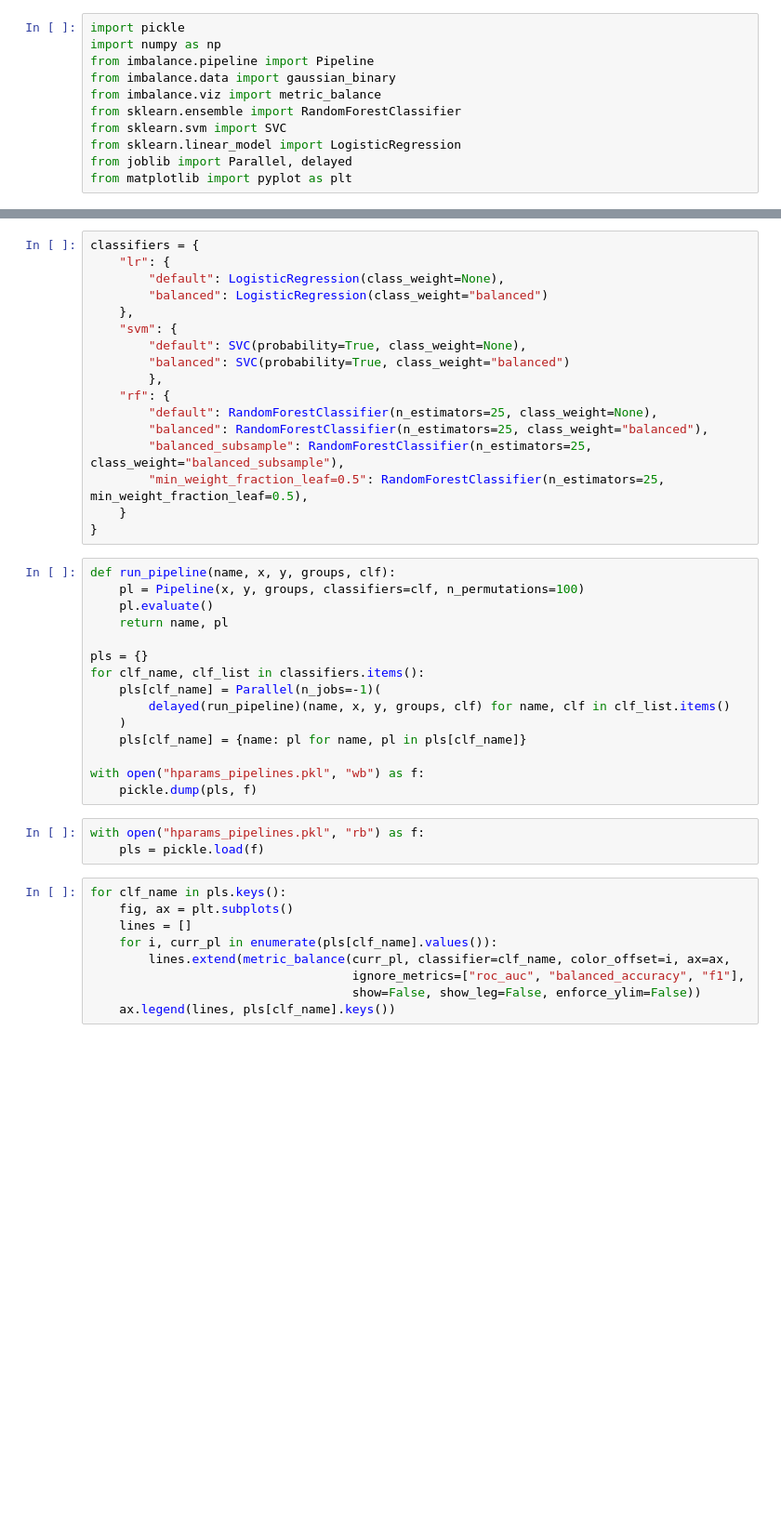
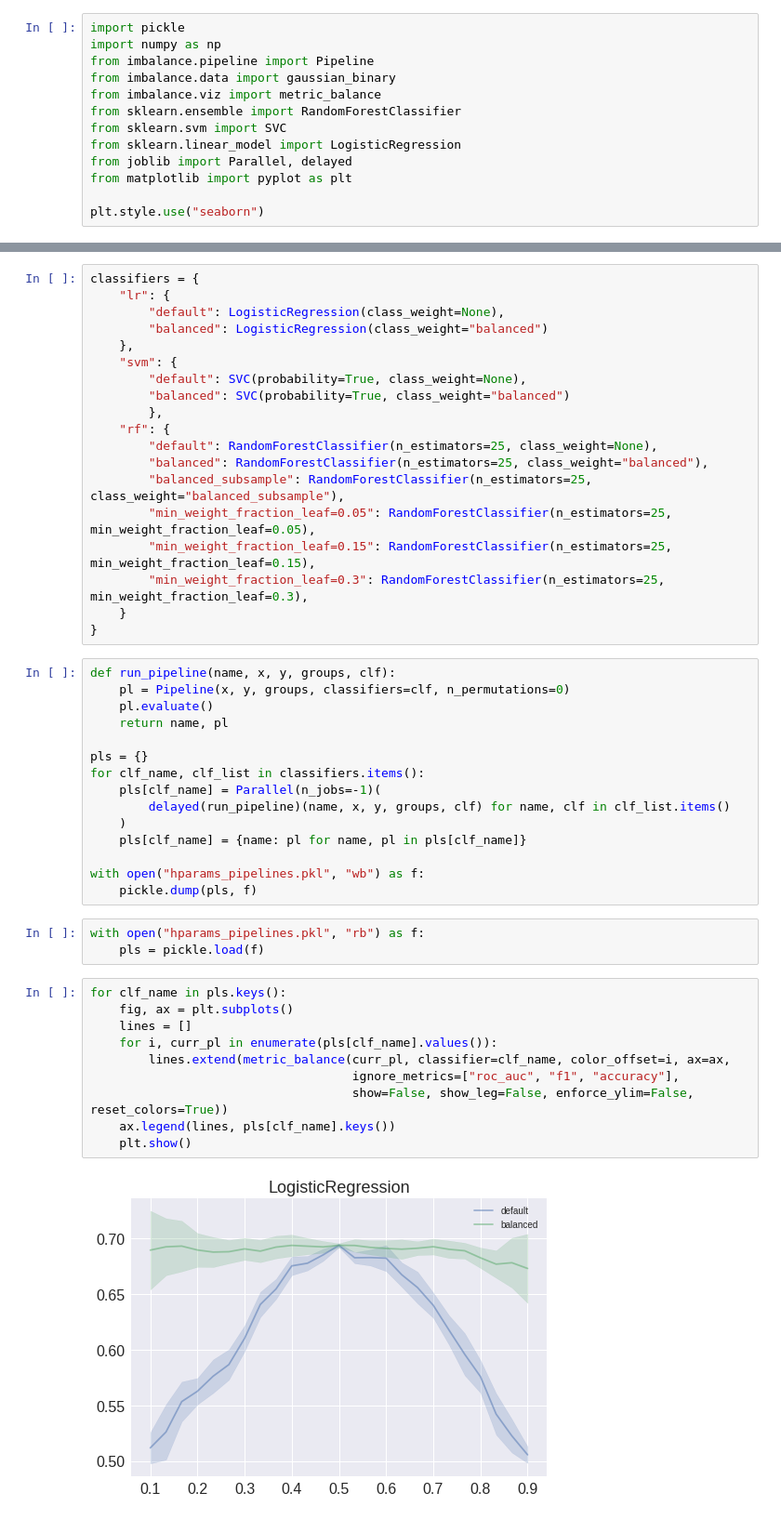
Before and after one commit to thecocolab/data-imbalance, a Jupyter notebook: notebooks/Hparams.ipynb, the cells around one changed output, grey strips where cells are left out. Shown: that part at 93% size. Cells and saved outputs as stored; diff of their text form; blank space fills up the shorter version.

Commit message:
Update hparams figure

```diff
--- a/notebooks/Hparams.ipynb
+++ b/notebooks/Hparams.ipynb
@@ -12,6 +12,8 @@ from sklearn.svm import SVC
 from sklearn.linear_model import LogisticRegression
 from joblib import Parallel, delayed
 from matplotlib import pyplot as plt
+
+plt.style.use("seaborn")
 # %%
 x, y, groups = gaussian_binary(mean_distance=1)
 # %%
@@ -28,12 +30,14 @@ classifiers = {
         "default": RandomForestClassifier(n_estimators=25, class_weight=None),
         "balanced": RandomForestClassifier(n_estimators=25, class_weight="balanced"),
         "balanced_subsample": RandomForestClassifier(n_estimators=25, class_weight="balanced_subsample"),
-        "min_weight_fraction_leaf=0.5": RandomForestClassifier(n_estimators=25, min_weight_fraction_leaf=0.5),
+        "min_weight_fraction_leaf=0.05": RandomForestClassifier(n_estimators=25, min_weight_fraction_leaf=0.05),
+        "min_weight_fraction_leaf=0.15": RandomForestClassifier(n_estimators=25, min_weight_fraction_leaf=0.15),
+        "min_weight_fraction_leaf=0.3": RandomForestClassifier(n_estimators=25, min_weight_fraction_leaf=0.3),
     }
 }
 # %%
 def run_pipeline(name, x, y, groups, clf):
-    pl = Pipeline(x, y, groups, classifiers=clf, n_permutations=100)
+    pl = Pipeline(x, y, groups, classifiers=clf, n_permutations=0)
     pl.evaluate()
     return name, pl
 
@@ -52,9 +56,12 @@ with open("hparams_pipelines.pkl", "rb") as f:
 # %%
 for clf_name in pls.keys():
     fig, ax = plt.subplots()
     lines = []
     for i, curr_pl in enumerate(pls[clf_name].values()):
         lines.extend(metric_balance(curr_pl, classifier=clf_name, color_offset=i, ax=ax,
-                                    ignore_metrics=["roc_auc", "balanced_accuracy", "f1"],
-                                    show=False, show_leg=False, enforce_ylim=False))
+                                    ignore_metrics=["roc_auc", "f1", "accuracy"],
+                                    show=False, show_leg=False, enforce_ylim=False, reset_colors=True))
     ax.legend(lines, pls[clf_name].keys())
+    plt.show()
+# %% [output]
+[figure, added]
```
Also changed, not shown: parts of 1 cell of this notebook.
